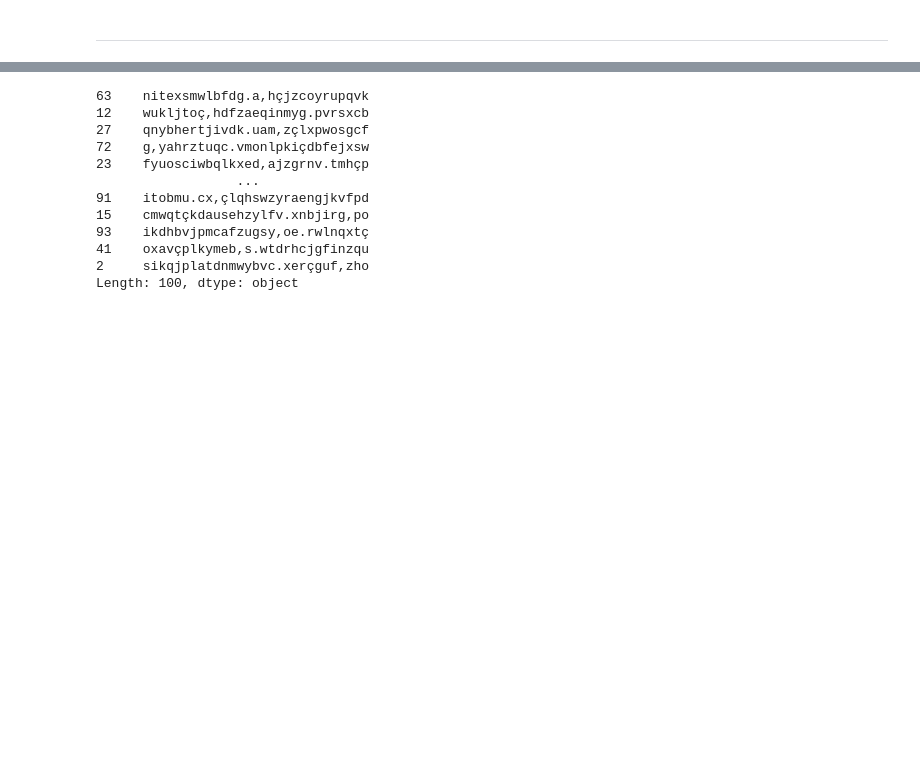
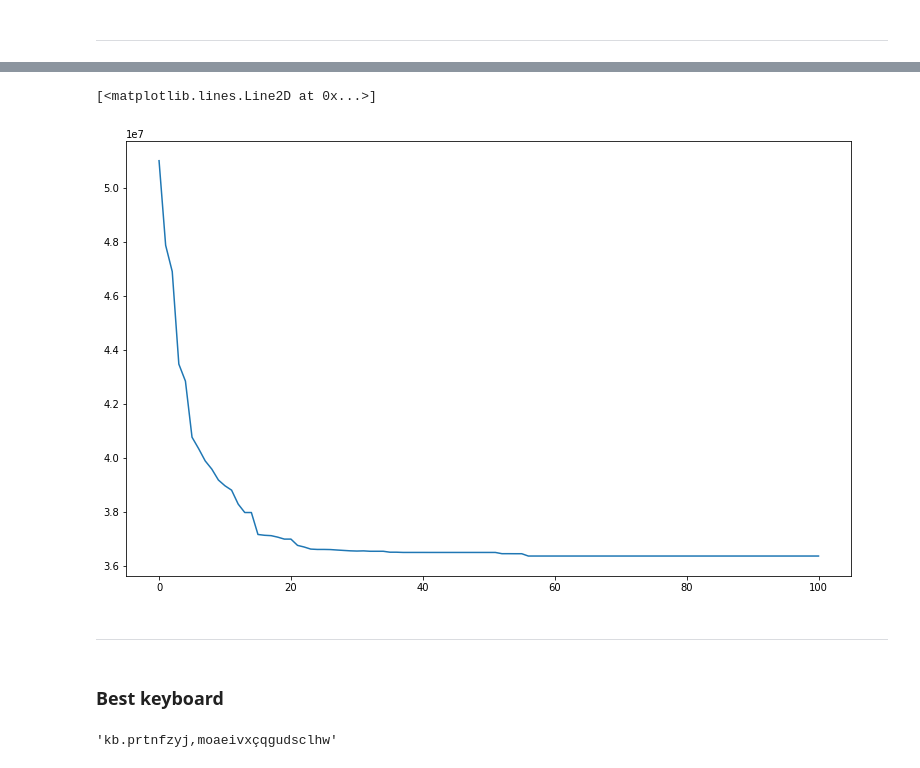
Before and after one commit to Bernardo-b/keyboard-optimization, a Jupyter notebook: notebooks/keyboard_optimization.ipynb, the cells around one changed output, grey strips where cells are left out. Saved outputs shown, nothing was run; the diff lists cells and outputs as text; code cells hidden in the pictures; blank space fills up the shorter version.

```diff
--- a/notebooks/keyboard_optimization.ipynb
+++ b/notebooks/keyboard_optimization.ipynb
@@ -71,15 +49,55 @@ a = pd.Series([''.join(random.sample(qwerty_keys, len(qwerty_keys))) for i in ra
-# %%
-a.iloc[a.apply(get_points).sort_values().index]
-# %% [output]
-63    nitexsmwlbfdg.a,hçjzcoyrupqvk
-12    wukljtoç,hdfzaeqinmyg.pvrsxcb
-27    qnybhertjivdk.uam,zçlxpwosgcf
-72    g,yahrztuqc.vmonlpkiçdbfejxsw
-23    fyuosciwbqlkxed,ajzgrnv.tmhçp
-                  ...
-91    itobmu.cx,çlqhswzyraengjkvfpd
-15    cmwqtçkdausehzylfv.xnbjirg,po
-93    ikdhbvjpmcafzugsy,oe.rwlnqxtç
-41    oxavçplkymeb,s.wtdrhcjgfinzqu
-2     sikqjplatdnmwybvc.xerçguf,zho
-Length: 100, dtype: object
+# %%
+text = pd.read_csv('../data/buscape.csv')
+text = ' '.join(text['review_text_processed'].astype(str).tolist())
+text = [i for i in text if i in 'qwertyuiopasdfghjklçzxcvbnm,.']
+text = ''.join(text)
+text = list(zip(text, text[1:]))
+text = pd.Series(text)
+text = text.value_counts()
+# %%
+def get_points(keyboard):
+    conversion = pd.Series(dict(zip(keyboard, coords.T)))
+    a = pd.DataFrame(np.array([list(i) for i in text.index.tolist()]))
+    return (text.values * (a[0].apply(lambda i: conversion[i]) -
+                           a[1].apply(lambda i: conversion[i])).apply(
+                               np.linalg.norm).values).sum()
+
+def mutation(key):
+    key = np.array([i for i in key])
+    change = random.sample(range(len(qwerty_keys)), int(len(qwerty_keys)*mutation_proportion))
+    key[change] = np.array(random.sample(key[change].tolist(),int(len(qwerty_keys)*(mutation_proportion))))
+    return ''.join(key)
+# %%
+mutation_proportion = 3/29
+top_best_keys = 10
+generation_size = 200
+generations = 100
+
+generation = pd.Series([random.sample(qwerty_keys,len(qwerty_keys)) for i in range(generation_size)])
+generation = generation.apply(lambda i: ''.join(i))
+generations_history = [generation]
+stats = [generation.apply(get_points).agg(['min','mean'])]
+for i in tqdm(range(generations)):
+    generation = pd.Series(int(generation_size/top_best_keys)*generation[generation.apply(get_points).sort_values().index[:top_best_keys]].values.tolist())
+    generation = generation.apply(mutation)
+    generations_history.append(generation)
+    stats.append(generation.apply(get_points).agg(['min','mean']))
+stats = pd.concat([pd.DataFrame(i).T for i in stats])
+stats.index = range(stats.shape[0])
+
+df_generations = pd.DataFrame(generations_history)
+best_key = df_generations.T.iloc[df_generations.iloc[stats['min'].argmin()].apply(get_points).argmin(),stats['min'].argmin()]
+
+fig,ax= plt.subplots(figsize=(13,8))
+ax.plot(stats['min'])
+# %% [output]
+[<matplotlib.lines.Line2D at 0x...>]
+[figure, added]
+# %% [markdown]
+---
+# %% [markdown]
+### Best keyboard
+# %%
+best_key
+# %% [output]
+'kb.prtnfzyj,moaeivxçqgudsclhw'
```
Also changed, not shown: parts of 10 cells of this notebook.
